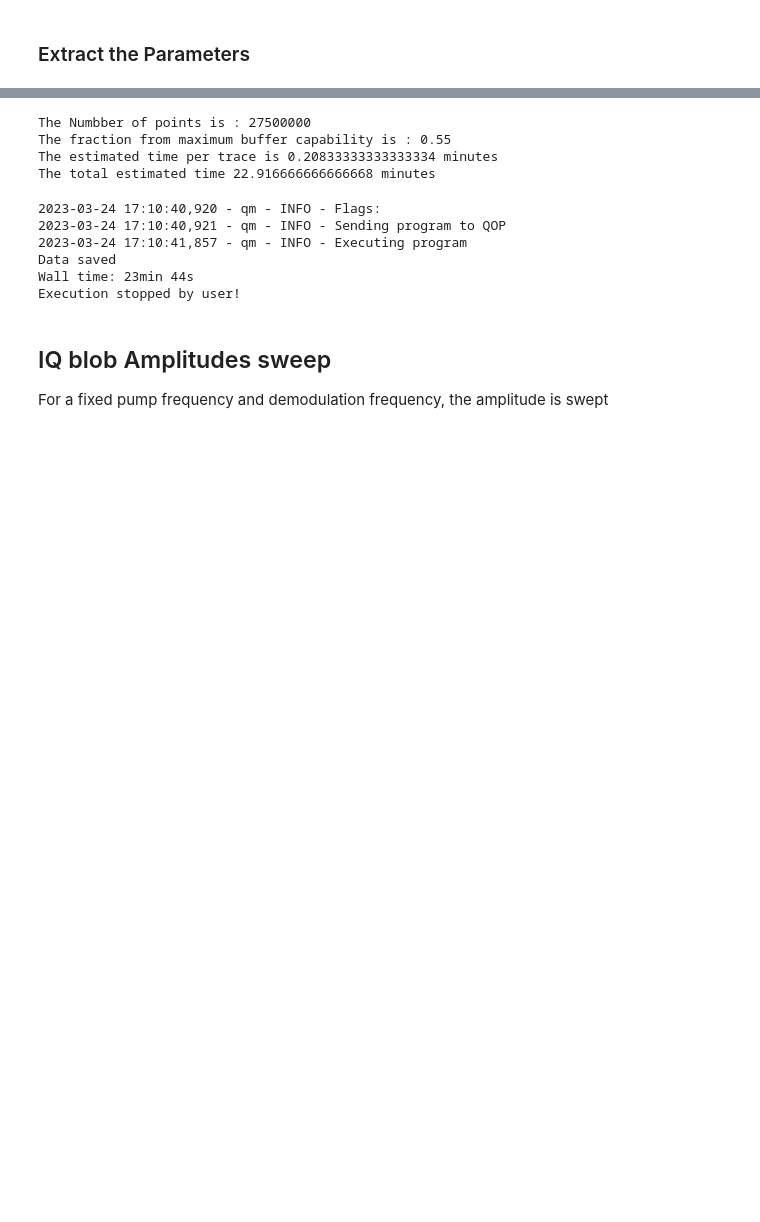
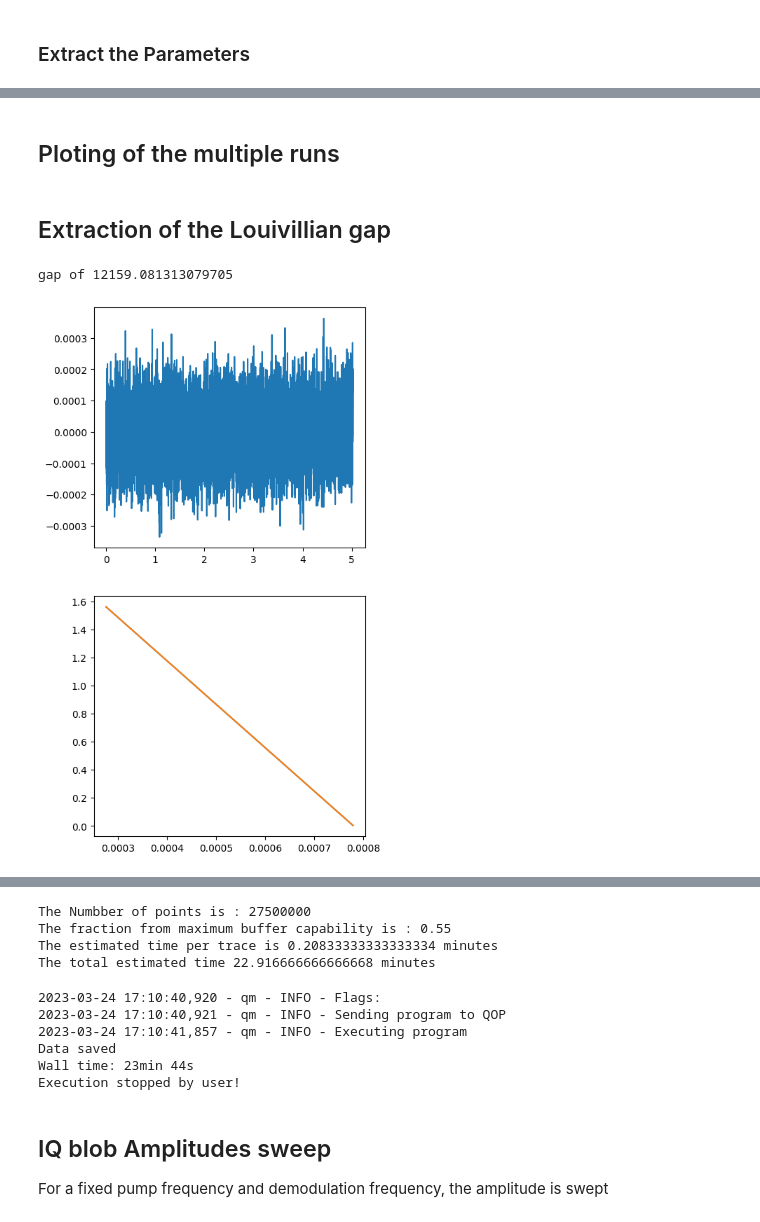
Before and after one commit to BeaulieuGuillaume/DPT_SQUID, a Jupyter notebook: Second_Order_Transition/Multiple_jumps.ipynb, the cells around one changed output, grey strips where cells are left out. Saved outputs shown, nothing was run; the diff lists cells and outputs as text; code cells hidden in the pictures; blank space fills up the shorter version.

```diff
--- a/Second_Order_Transition/Multiple_jumps.ipynb
+++ b/Second_Order_Transition/Multiple_jumps.ipynb
@@ -1258,0 +1238,27 @@ KeyboardInterrupt:
+# %% [markdown]
+## Ploting of the multiple runs
+# %%
+# Rotation and average of all the datas
+%matplotlib inline
+nb_angle=100
+n_avg=10
+
+Data_full_av={}
+
+for i in range(len(freqs)):
+
+    IF_pump=float(freqs[i])
+    Data_full_av[IF_pump]={}
+
+    I=np.reshape(Data_full[IF_pump]["I"],(1, Data_full[IF_pump]["I"].shape[0]))
+    Q=np.reshape(Data_full[IF_pump]["Q"],(1, Data_full[IF_pump]["Q"].shape[0]))
+    time=Data_full[IF_pump]["time"]
+
+    rot_I,rot_Q=an.rotate_data(I,Q,nb_angle)
+    average_I,average_Q,time_average=an.average_data(rot_I,rot_Q,time,n_avg)
+
+    Data_full_av[IF_pump]["I"]=average_I
+    Data_full_av[IF_pump]["Q"]=average_Q
+    Data_full_av[IF_pump]["time"]=time_average
+
+Data_full_av[IF_pump]["freqs"]=freqs
@@ -1258,0 +1320,2 @@ KeyboardInterrupt:
+# %% [markdown]
+## Extraction of the Louivillian gap
@@ -1258,0 +1357,23 @@ KeyboardInterrupt:
+# %%
+#check for a single frequency
+i=6
+time=Data_full_av[freqs[i]]["time"]
+I=Data_full_av[freqs[i]]["I"].transpose()
+corr_length=2
+
+gap_single_freq(time,I, corr_length)
+corr_list, popt_1, y_fitted =gap_single_freq(time,I, corr_length)
+
+figsize=(5,10)
+fig, axs = plt.subplots( nrows=2, ncols=1, figsize=figsize,dpi=100)
+
+ax=axs[0]
+ax.plot(time,I[:,0])
+ax=axs[1]
+plt.plot(time[0:corr_length],corr_list)
+plt.plot(time[0:corr_length],y_fitted)
+
+print("gap of {}".format(popt_1[1]))
+# %% [output]
+gap of 12159.081313079705
+[figure, added]
```
Also changed, not shown: parts of 46 cells of this notebook, 2 other files.
